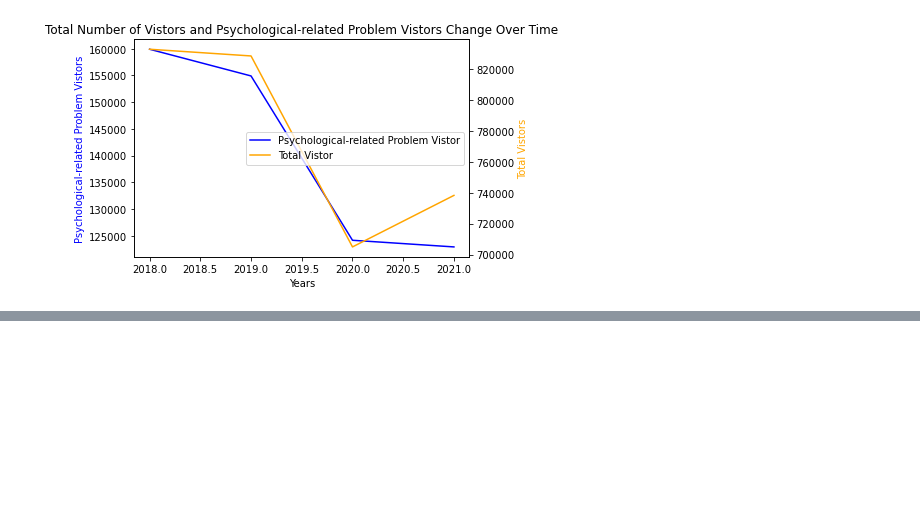
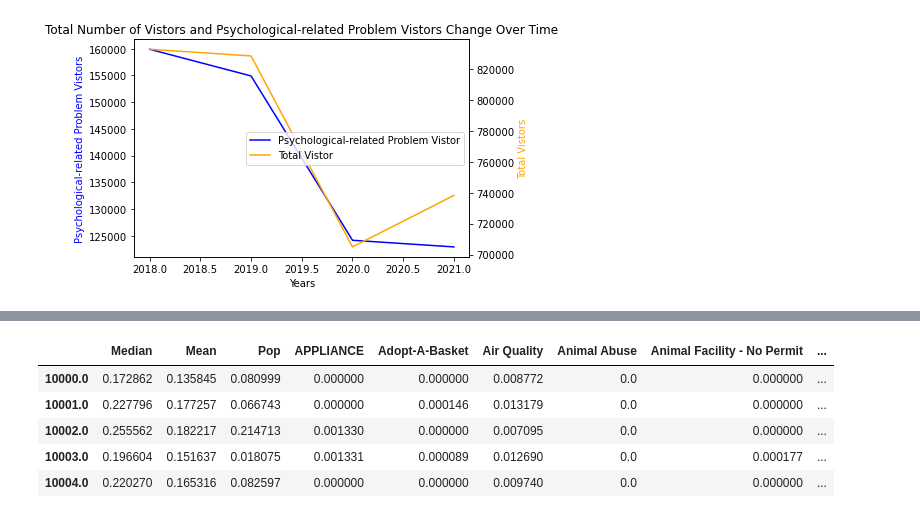
Before and after one commit to Dawei0328/Data-Dive-2023, a Jupyter notebook: datadive.0.1.ipynb, the cells around one changed output, grey strips where cells are left out. Saved outputs shown, nothing was run; the diff lists cells and outputs as text; code cells hidden in the pictures; blank space fills up the shorter version.

```diff
--- a/datadive.0.1.ipynb
+++ b/datadive.0.1.ipynb
@@ -209,0 +255,6 @@ plt.show()
+# %%
+# 对性别信息进行标签编码
+le = LabelEncoder()
+merged_df["Gender"] = le.fit_transform(merged_df["Gender"])
+merged_df["Race"] = le.fit_transform(merged_df["Race"])
+merged_df.head()
@@ -209,0 +279,3 @@ plt.show()
+# %%
+merged_df['Age Group'] = merged_df['Age Group'].apply(lambda x: int(str(x)[:2]))
+merged_df.head()
@@ -209,0 +351,11 @@ plt.show()
+# %%
+#merge income data with 311
+DataIncome1=dataIncome_normalized.merge(data311,left_index=True,right_index=True)
+DataIncome1.head()
+# %% [output]
+|  | Median | Mean | Pop | APPLIANCE | Adopt-A-Basket | Air Quality | Animal Abuse | Animal Facility - No Permit | ... |
+| 10000.0 | 0.172862 | 0.135845 | 0.080999 | 0.000000 | 0.000000 | 0.008772 | 0.0 | 0.000000 | ... |
+| 10001.0 | 0.227796 | 0.177257 | 0.066743 | 0.000000 | 0.000146 | 0.013179 | 0.0 | 0.000000 | ... |
+| 10002.0 | 0.255562 | 0.182217 | 0.214713 | 0.001330 | 0.000000 | 0.007095 | 0.0 | 0.000000 | ... |
+| 10003.0 | 0.196604 | 0.151637 | 0.018075 | 0.001331 | 0.000089 | 0.012690 | 0.0 | 0.000177 | ... |
+| 10004.0 | 0.220270 | 0.165316 | 0.082597 | 0.000000 | 0.000000 | 0.009740 | 0.0 | 0.000000 | ... |
```
Also changed, not shown: parts of 47 cells of this notebook.
